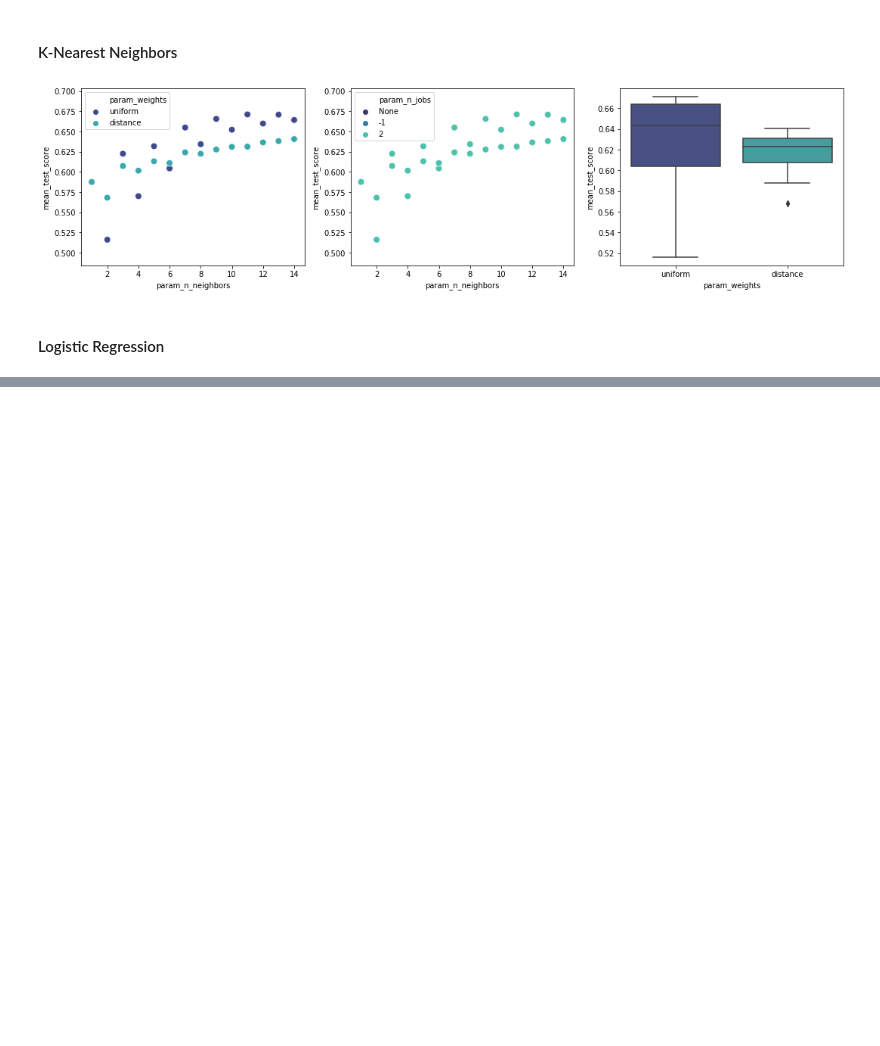
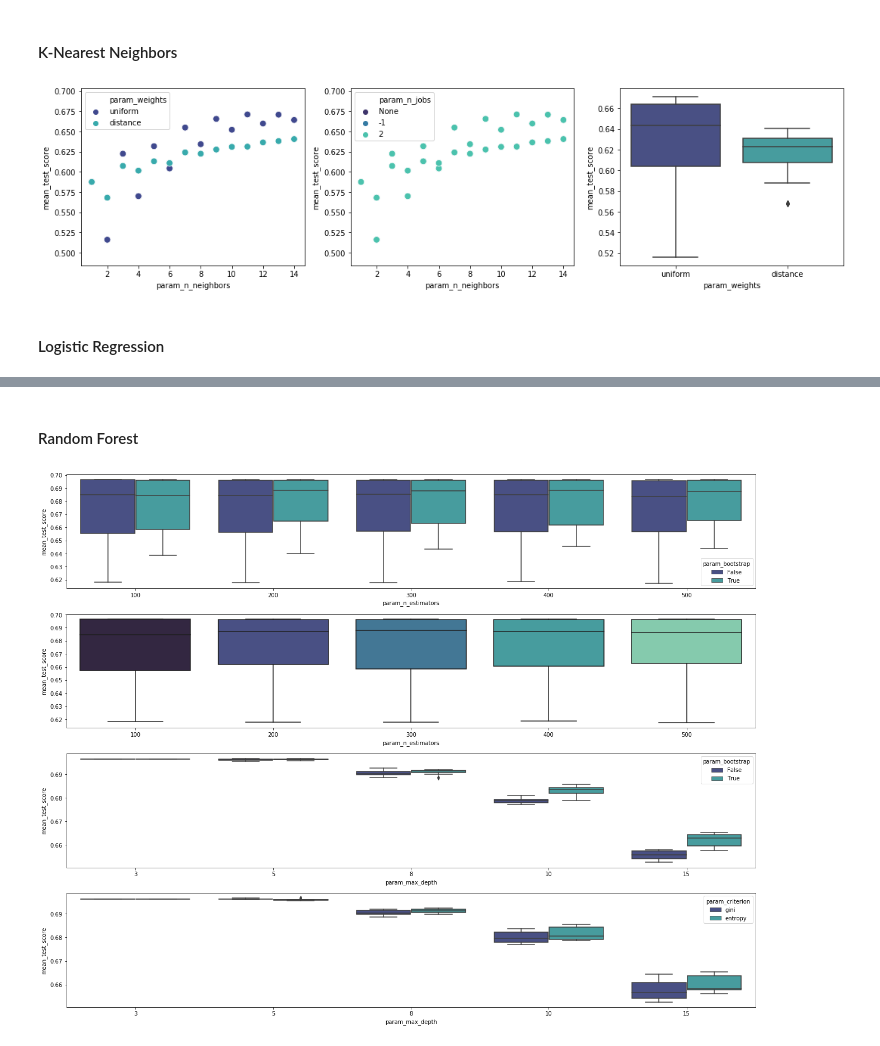
Before and after one commit to christinejiang11/personal_projects, a Jupyter notebook: Homer_Recommendation/Homer_CTP_Classification.ipynb, the cells around one changed output, grey strips where cells are left out. Cells and saved outputs as stored; diff of their text form; code cells hidden in the pictures; blank space fills up the shorter version.

Commit message:
summarizing model parameter impact

```diff
--- a/Homer_Recommendation/Homer_CTP_Classification.ipynb
+++ b/Homer_Recommendation/Homer_CTP_Classification.ipynb
@@ -500,0 +506,12 @@ plt.tight_layout()
+# %% [markdown]
+#### Random Forest
+# %%
+#How does the number of estimators, the depth of the tree, the bootstrap method, and the criterion method impact model performance?
+figure, subaxes = plt.subplots(4,1,figsize=(18,14))
+sns.boxplot(rf_df['param_n_estimators'], rf_df['mean_test_score'], hue=rf_df['param_bootstrap'], palette='mako', ax=subaxes[0])
+sns.boxplot(rf_df['param_n_estimators'], rf_df['mean_test_score'], palette='mako', ax=subaxes[1])
+sns.boxplot(rf_df['param_max_depth'], rf_df['mean_test_score'], rf_df['param_bootstrap'],palette='mako', ax=subaxes[2])
+sns.boxplot(rf_df['param_max_depth'], rf_df['mean_test_score'], rf_df['param_criterion'],palette='mako', ax=subaxes[3])
+plt.tight_layout()
+# %% [output]
+[figure, added]
```
Also changed, not shown: parts of 9 cells of this notebook.
